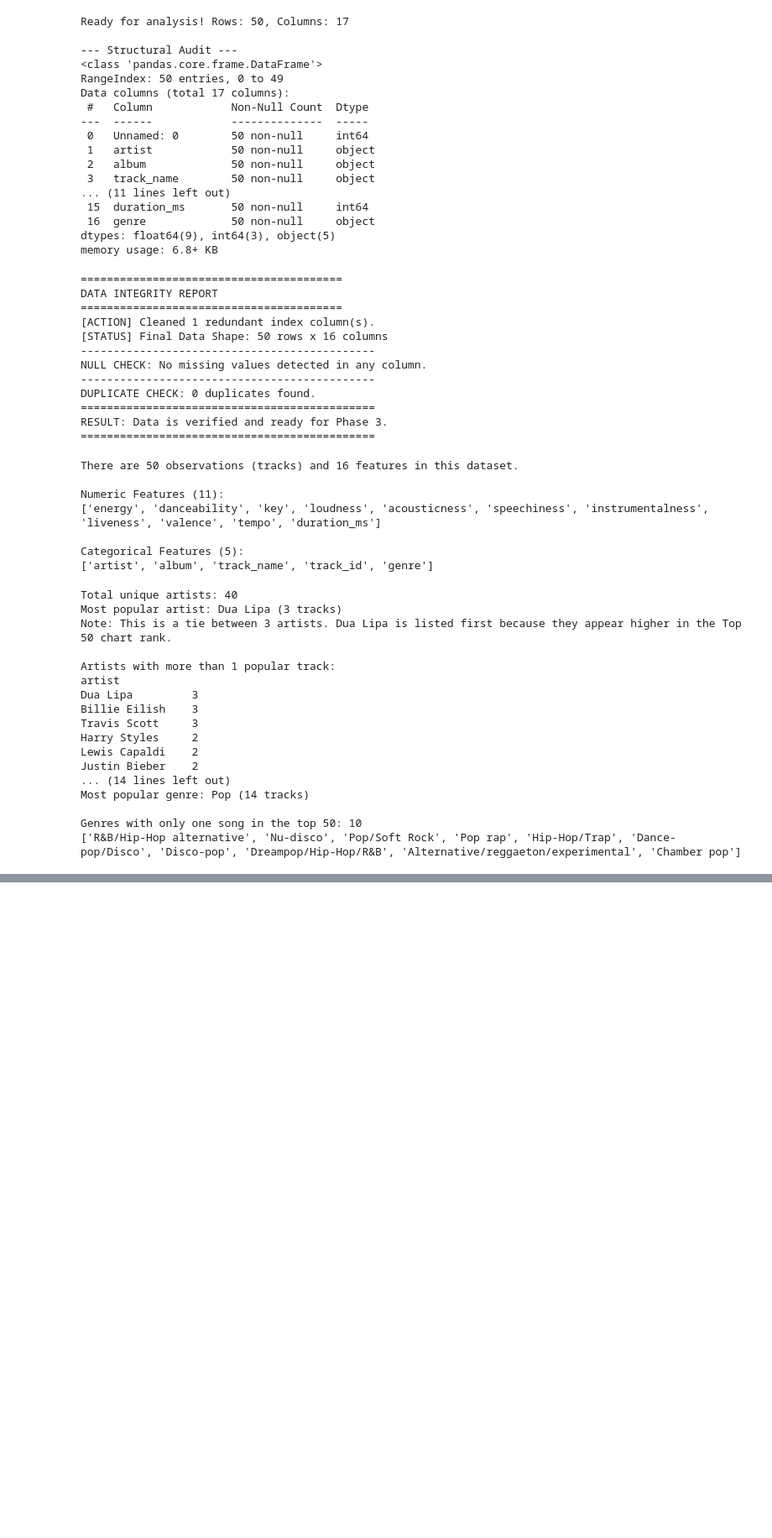
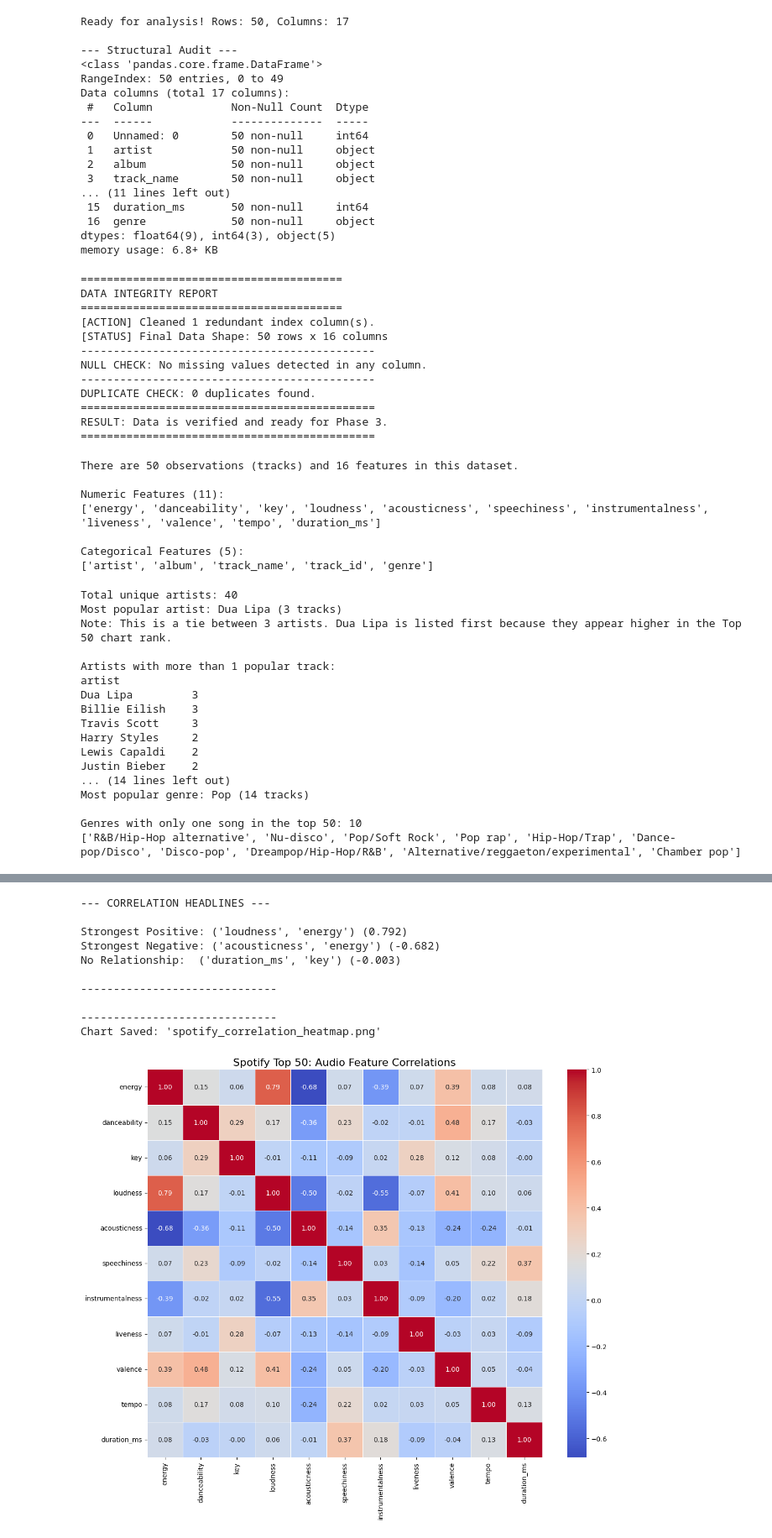
Before and after one commit to joeycocianci/L4-Data-Analytics_S2_Python-Spotify-Analysis, a Jupyter notebook: spotify_analysis.ipynb, the cells around one changed output, grey strips where cells are left out. Shown at 84% size. Drawn from its saved outputs; the diff is of its cells as text; code cells hidden in the pictures; blank space fills up the shorter version.

```diff
--- a/spotify_analysis.ipynb
+++ b/spotify_analysis.ipynb
@@ -241,0 +318,68 @@ Genres with only one song in the top 50: 10
+# %%
+# --- PHASE 3: EXPLORATORY DATA ANALYSIS (EDA) ---
+
+# --- INSIGHT BLOCK 5: THE CORRELATION TRIO ---
+
+import seaborn as sns
+import matplotlib.pyplot as plt
+
+# 1. Get the numeric data and the correlation matrix
+numeric_df = df.select_dtypes(include=['number'])
+corr_matrix = numeric_df.corr()
+
+# 2. Use a "Mask" to remove the mirror-image duplicates and the center diagonal
+mask = np.triu(np.ones(corr_matrix.shape), k=1).astype(bool)
+unique_pairs = corr_matrix.where(mask).unstack().dropna()
+
+# 3. Calculations
+strong_pos = unique_pairs.sort_values(ascending=False).head(1)
+strong_neg = unique_pairs.sort_values(ascending=True).head(1)
+# Find the pair closest to 0 (regardless of + or -)
+no_rel = unique_pairs.abs().sort_values(ascending=True).head(1)
+
+print("--- CORRELATION HEADLINES ---")
+print("" * 30)
+print(f"Strongest Positive: {strong_pos.index[0]} ({strong_pos.values[0]:.3f})")
+print(f"Strongest Negative: {strong_neg.index[0]} ({strong_neg.values[0]:.3f})")
+
+# Pull the original value for the 'no_rel' so we see if it was slightly + or -
+original_val = unique_pairs[no_rel.index[0]]
+print(f"No Relationship:  {no_rel.index[0]} ({original_val:.3f})")
+
+print("" * 30)
+print("-" * 30)
+print("" * 30)
+print("-" * 30)
+
+# --- INSIGHT BLOCK 5.1: CORRELATION HEATMAP ---
+
+# 1. Filter for numeric data
+numeric_df = df.select_dtypes(include=['number'])
+corr = numeric_df.corr()
+
+# 2. Set up the visual style
+plt.figure(figsize=(12, 10)) # Makes the chart large enough to read
+
+# 3. Create the Heatmap
+# annot=True puts the actual numbers inside the squares
+# cmap='coolwarm' gives us the Red-to-Blue color scale
+sns.heatmap(corr, annot=True, cmap='coolwarm', fmt=".2f", linewidths=0.5)
+
+# 4. Add labels and save
+plt.title('Spotify Top 50: Audio Feature Correlations', fontsize=16)
+plt.tight_layout() # Ensures nothing gets cut off
+plt.savefig('spotify_correlation_heatmap.png')
+
+print("Chart Saved: 'spotify_correlation_heatmap.png'")
+# %% [output]
+--- CORRELATION HEADLINES ---
+
+Strongest Positive: ('loudness', 'energy') (0.792)
+Strongest Negative: ('acousticness', 'energy') (-0.682)
+No Relationship:  ('duration_ms', 'key') (-0.003)
+
+------------------------------
+
+------------------------------
+Chart Saved: 'spotify_correlation_heatmap.png'
+[figure, added]
```
Also changed, not shown: parts of 4 cells of this notebook.
